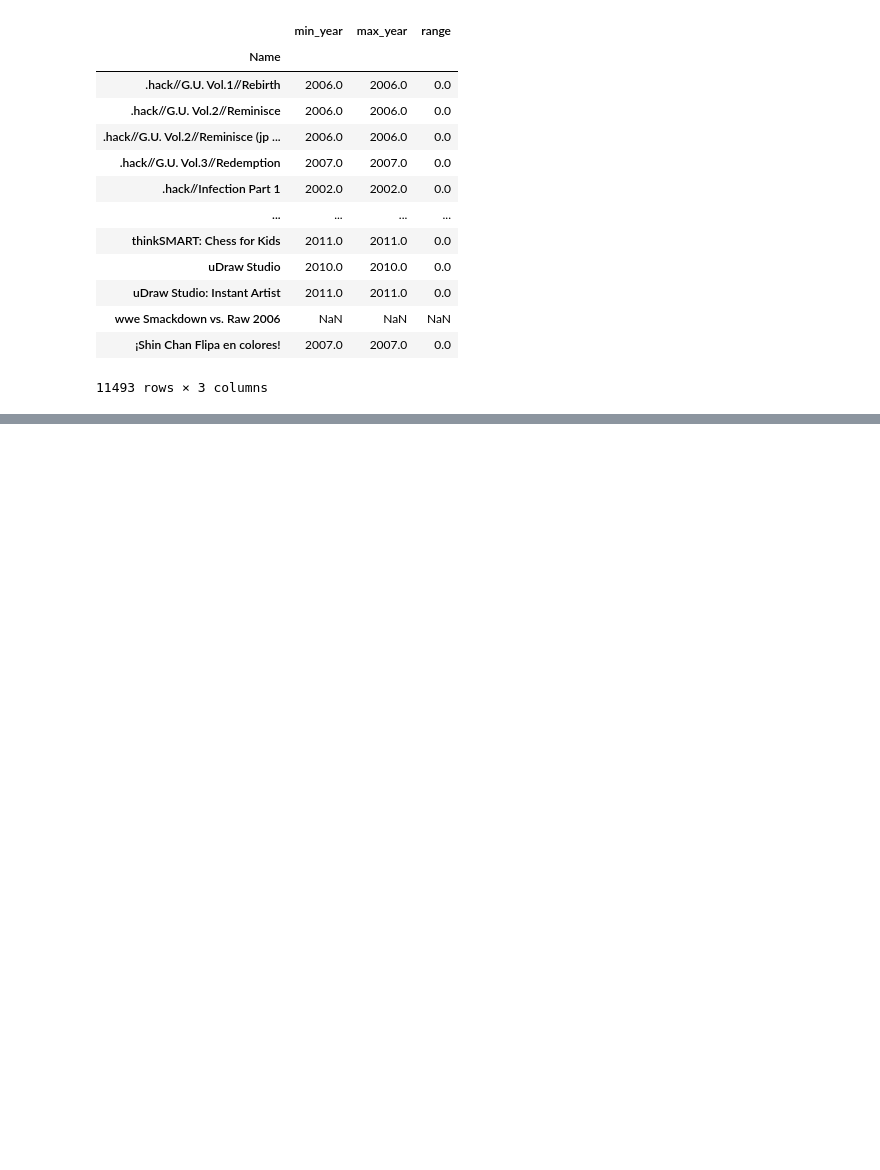
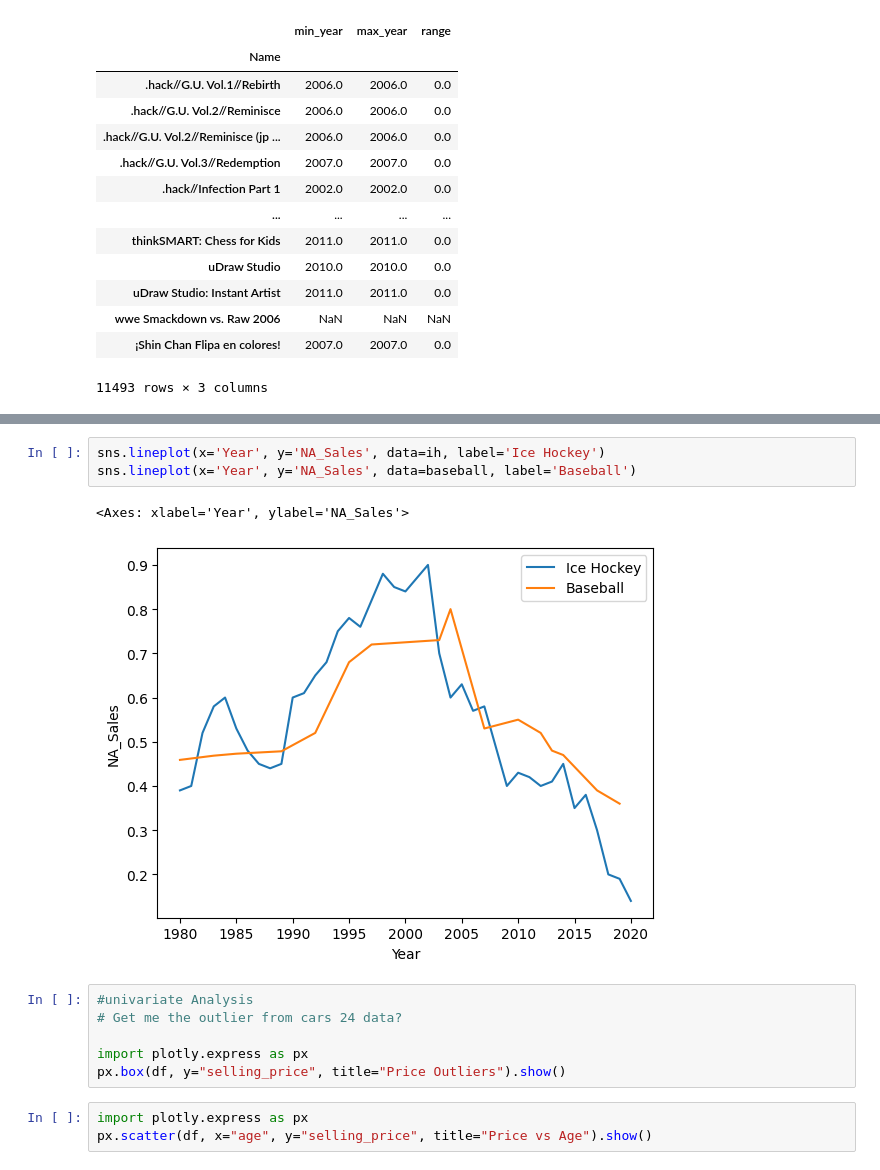
Before and after one commit to harshaiml/aiml-daily-practice, a Jupyter notebook: notebooks/IM Session 23 - Story-Driven EDA/Story-Driven-EDA.ipynb, the cells around one changed output, grey strips where cells are left out. Cells and saved outputs as stored; diff of their text form; blank space fills up the shorter version.

```diff
--- a/notebooks/IM Session 23 - Story-Driven EDA/Story-Driven-EDA.ipynb
+++ b/notebooks/IM Session 23 - Story-Driven EDA/Story-Driven-EDA.ipynb
@@ -132,0 +145,15 @@ game_life
+# %%
+sns.lineplot(x='Year', y='NA_Sales', data=ih, label='Ice Hockey')
+sns.lineplot(x='Year', y='NA_Sales', data=baseball, label='Baseball')
+# %% [output]
+<Axes: xlabel='Year', ylabel='NA_Sales'>
+[figure, added]
+# %%
+#univariate Analysis
+# Get me the outlier from cars 24 data?
+
+import plotly.express as px
+px.box(df, y="selling_price", title="Price Outliers").show()
+# %%
+import plotly.express as px
+px.scatter(df, x="age", y="selling_price", title="Price vs Age").show()
```
Also changed, not shown: parts of 3 cells of this notebook.
